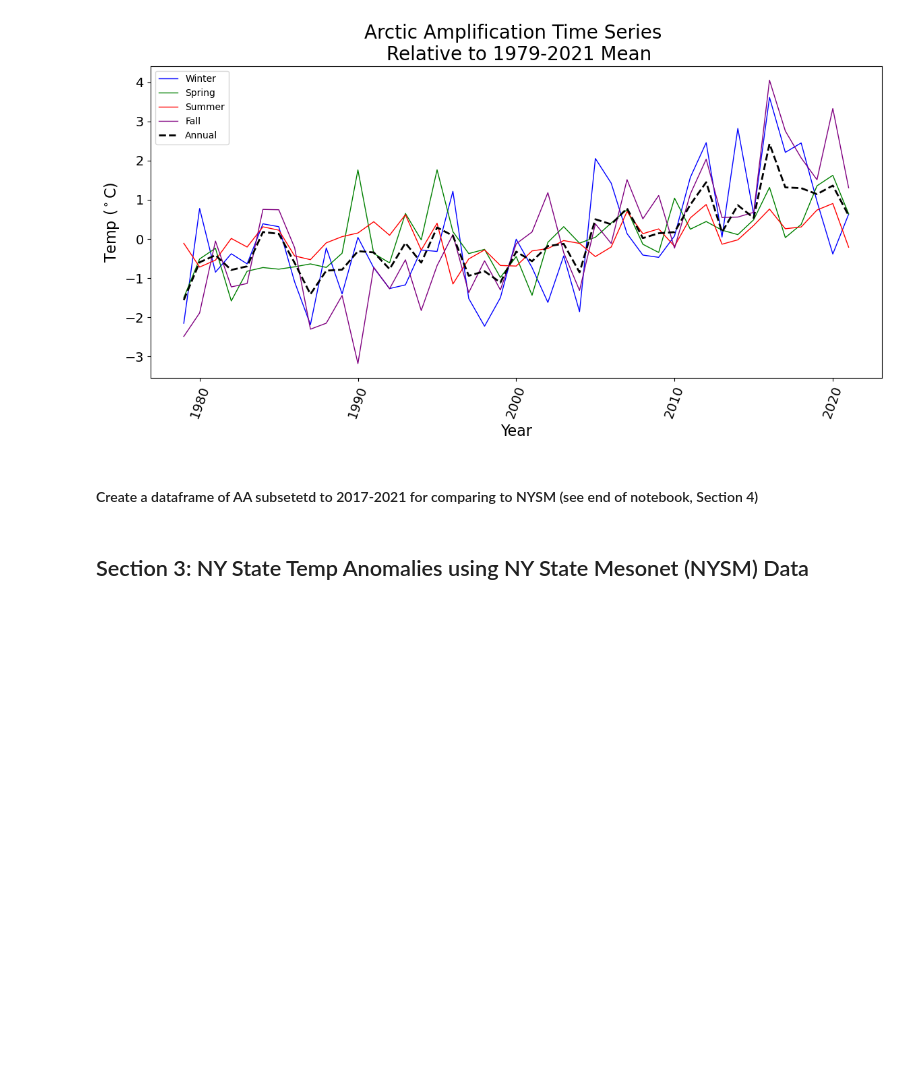
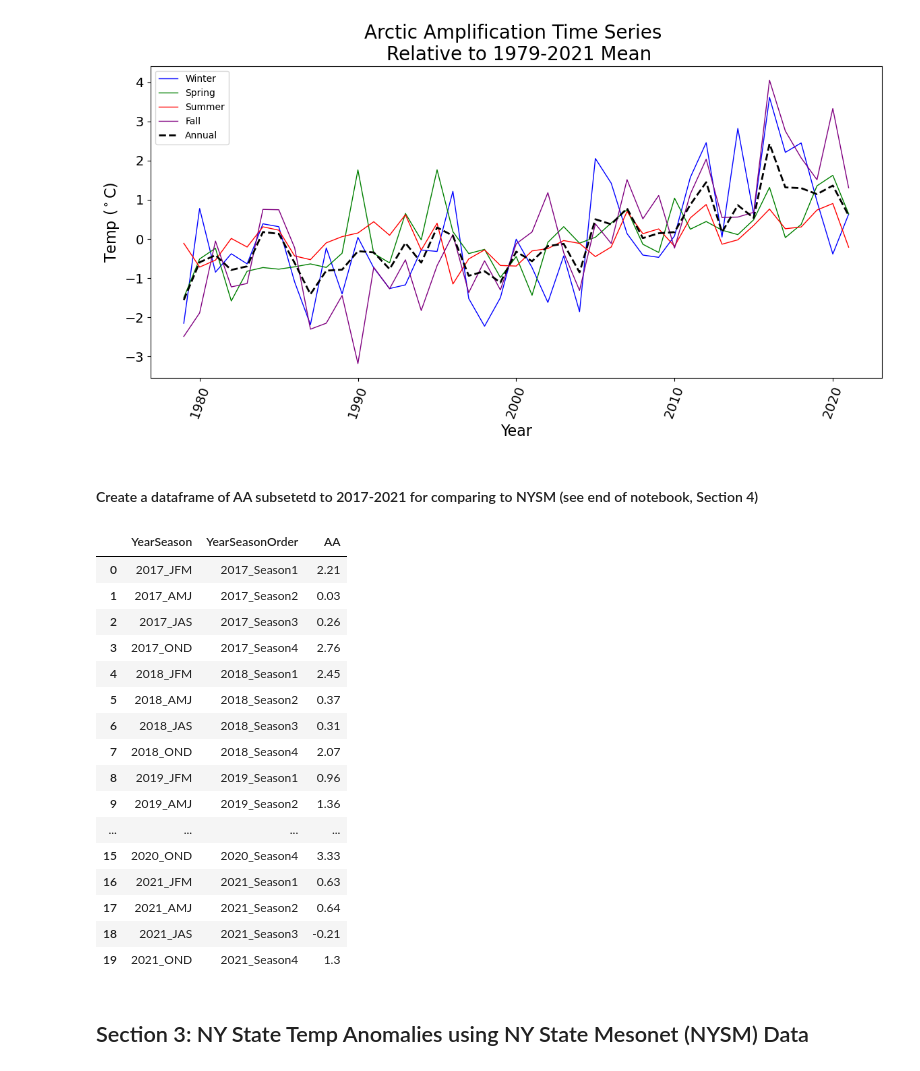
Before and after one commit to cgsutter/ATM622-General-Circulation, a Jupyter notebook: AA_NYSM.ipynb, the cells around one changed output. Saved outputs shown, nothing was run; the diff lists cells and outputs as text; code cells hidden in the pictures; blank space fills up the shorter version.

```diff
--- a/AA_NYSM.ipynb
+++ b/AA_NYSM.ipynb
@@ -64,7 +64,7 @@ def compute_save_means(ds_for_mean, yr):
     Calculation is executed when saving to path
     """
     ds_mean = ds_for_mean.mean(dim=('lon','time'), skipna=True)
-    save_path = f'{save_dir}/{group_desc}_{var}_{yr}TRY.nc'
+    save_path = f'{save_dir}/{group_desc}_{var}_{yr}.nc'
     ds_mean.to_netcdf(save_path)
     print(save_path) #comment out for final version
     print(f"finished {yr} at {datetime.datetime.now()}") #comment out for final version
@@ -83,7 +83,7 @@ group_desc = 'monthly'
 save_dir = f'/home11/grad/2021/cs436778/general-circulation/project/data/{group_desc}'
 
 # Years of CFSR data to include; each will be looped over
-years = range(1979, 1980) #2023
+years = range(1979, 2023)
 # %% [markdown]
 #### Execute monthly mean calculation for each year and save dataset
 # %%
@@ -514,28 +514,46 @@ ax1.legend(loc='upper left')
 # %%
 # subset datasets
 yrs_cfsr_17_21 = years[38:43]
 winter_cfsr_17_21 = winter[38:43]
 spring_cfsr_17_21 = spring[38:43]
 summer_cfsr_17_21 = summer[38:43]
 fall_cfsr_17_21 = fall[38:43]
 annual_cfsr_17_21 = annual[38:43]
-list(yrs_nysm)
 
 def df_aa_subset():
     cfsr_2017_2021_flat = []
-    for i in range(0, len(yrs_nysm)):
+    for i in range(0, len(yrs_cfsr_17_21)):
         yr = yrs_cfsr_17_21[i]
         cfsr_2017_2021_flat.append((f"{yr}_JFM", f"{yr}_Season1", f"{round(winter_cfsr_17_21[i],2)}"))
         cfsr_2017_2021_flat.append((f"{yr}_AMJ", f"{yr}_Season2", f"{round(spring_cfsr_17_21[i],2)}"))
         cfsr_2017_2021_flat.append((f"{yr}_JAS", f"{yr}_Season3", f"{round(summer_cfsr_17_21[i],2)}"))
         cfsr_2017_2021_flat.append((f"{yr}_OND", f"{yr}_Season4", f"{round(fall_cfsr_17_21[i],2)}"))
     cfsr_2017_2021_df = pd.DataFrame(cfsr_2017_2021_flat, columns = ['YearSeason', 'YearSeasonOrder', 'AA'])
 
     # order by year_season
     cfsr_2017_2021_df = cfsr_2017_2021_df.sort_values('YearSeasonOrder')
     return cfsr_2017_2021_df
 
 cfsr_2017_2021_df = df_aa_subset()
+cfsr_2017_2021_df
+# %% [output]
+|  | YearSeason | YearSeasonOrder | AA |
+| 0 | 2017_JFM | 2017_Season1 | 2.21 |
+| 1 | 2017_AMJ | 2017_Season2 | 0.03 |
+| 2 | 2017_JAS | 2017_Season3 | 0.26 |
+| 3 | 2017_OND | 2017_Season4 | 2.76 |
+| 4 | 2018_JFM | 2018_Season1 | 2.45 |
+| 5 | 2018_AMJ | 2018_Season2 | 0.37 |
+| 6 | 2018_JAS | 2018_Season3 | 0.31 |
+| 7 | 2018_OND | 2018_Season4 | 2.07 |
+| 8 | 2019_JFM | 2019_Season1 | 0.96 |
+| 9 | 2019_AMJ | 2019_Season2 | 1.36 |
+| ... | ... | ... | ... |
+| 15 | 2020_OND | 2020_Season4 | 3.33 |
+| 16 | 2021_JFM | 2021_Season1 | 0.63 |
+| 17 | 2021_AMJ | 2021_Season2 | 0.64 |
+| 18 | 2021_JAS | 2021_Season3 | -0.21 |
+| 19 | 2021_OND | 2021_Season4 | 1.3 |
 # %% [markdown]
 ## Section 3: NY State Temp Anomalies using NY State Mesonet (NYSM) Data
 # %% [markdown]
```
Also changed, not shown: parts of 6 cells of this notebook.
